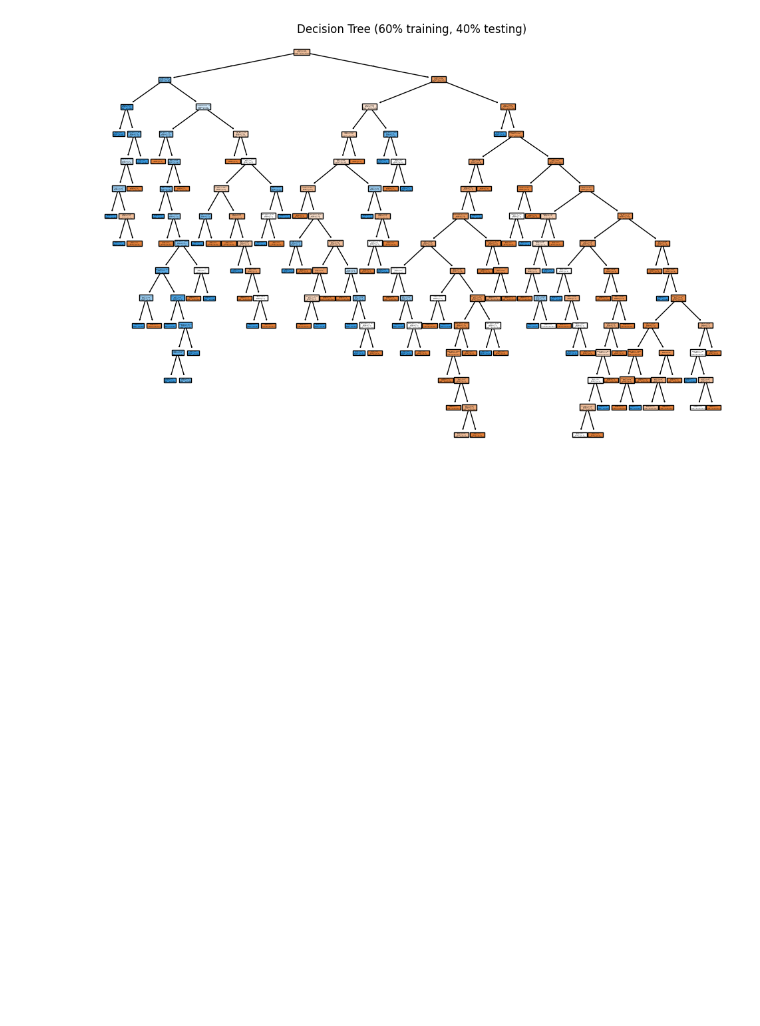
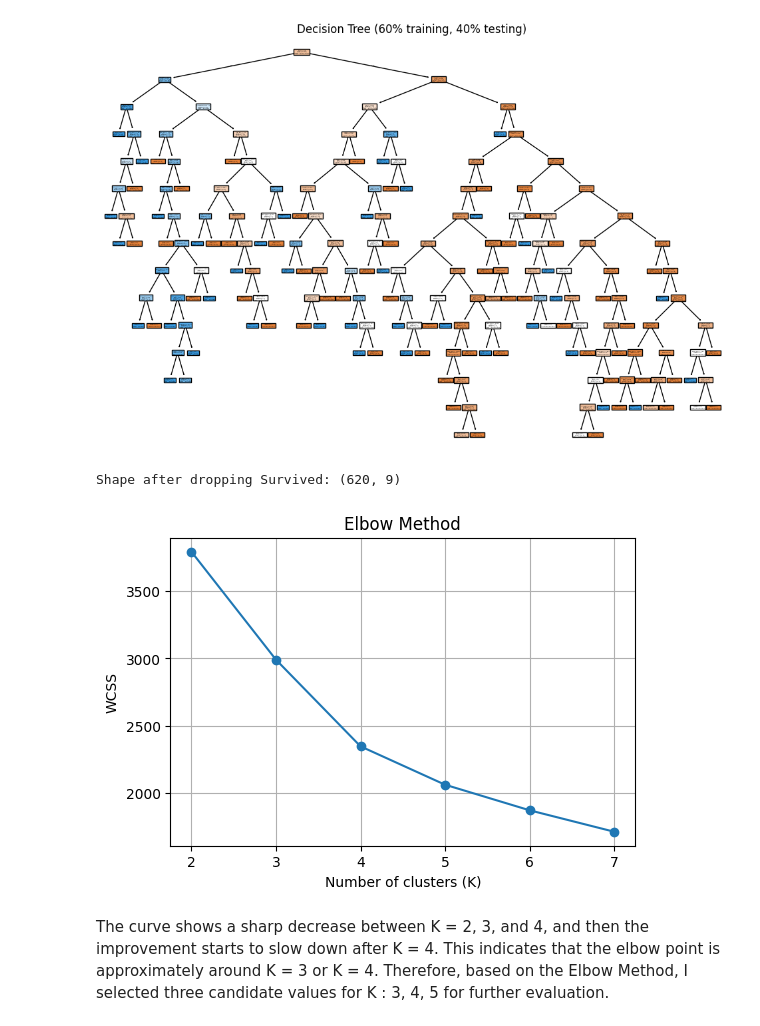
Before and after one commit to Leenasmk3/IT326-DataMining-Project, a Jupyter notebook: phase3.ipynb, the cells around one changed output. Drawn from its saved outputs; the diff is of its cells as text; code cells hidden in the pictures; blank space fills up the shorter version.

```diff
--- a/phase3.ipynb
+++ b/phase3.ipynb
@@ -163,0 +166,39 @@ plt.show()
+# %%
+# Drop label (Survived) from clustering features
+X = df.drop(columns=["Survived"])
+# Convert boolean columns to int
+bool_cols = X.select_dtypes(include="bool").columns
+X[bool_cols] = X[bool_cols].astype(int)
+# Scale features
+scaler = StandardScaler()
+X_scaled = scaler.fit_transform(X)
+print("Shape after dropping Survived:", X_scaled.shape)
+# %% [output]
+Shape after dropping Survived: (620, 9)
+# %%
+# ----- Elbow Method -----
+wcss = []
+K_range = range(2, 8)
+
+for k in K_range:
+    kmeans = KMeans(
+        n_clusters=k,
+        random_state=42,
+        n_init=5,
+        max_iter=200
+    )
+    kmeans.fit(X_scaled)
+    wcss.append(kmeans.inertia_)
+
+# Plot Elbow curve
+plt.figure(figsize=(6, 4))
+plt.plot(K_range, wcss, marker='o')
+plt.xlabel("Number of clusters (K)")
+plt.ylabel("WCSS")
+plt.title("Elbow Method")
+plt.grid(True)
+plt.show()
+# %% [output]
+[figure, added]
+# %% [markdown]
+The curve shows a sharp decrease between K = 2, 3, and 4, and then the improvement starts to slow down after K = 4. This indicates that the elbow point is approximately around K = 3 or K = 4. Therefore, based on the Elbow Method, I selected three candidate values for K : 3, 4, 5 for further evaluation.
```
Also changed, not shown: parts of 5 cells of this notebook.
